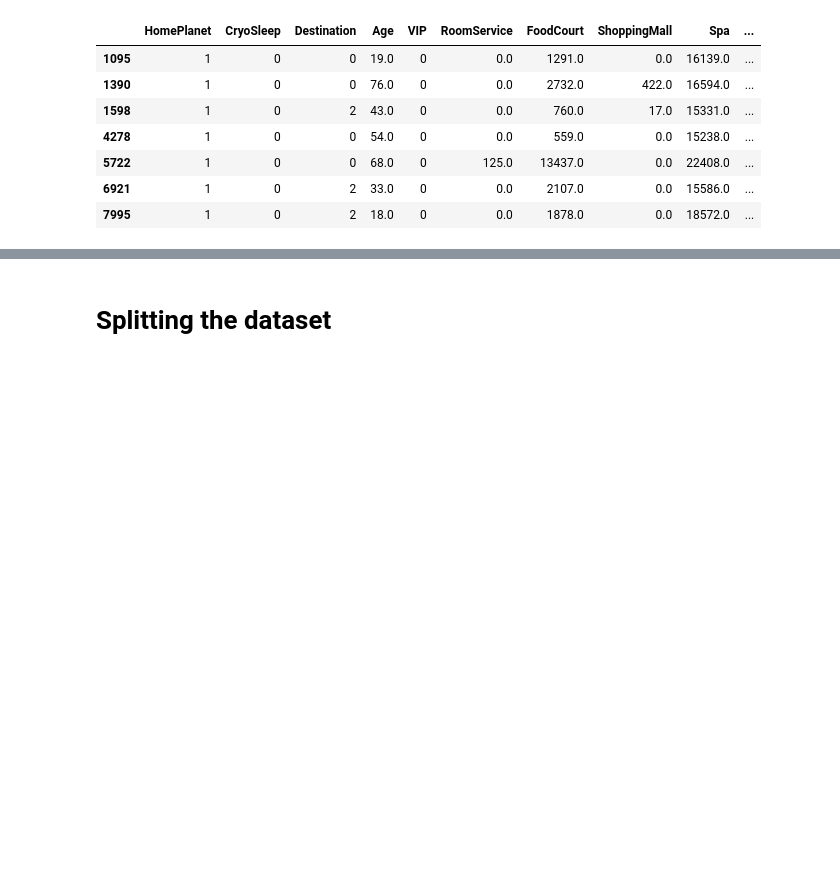
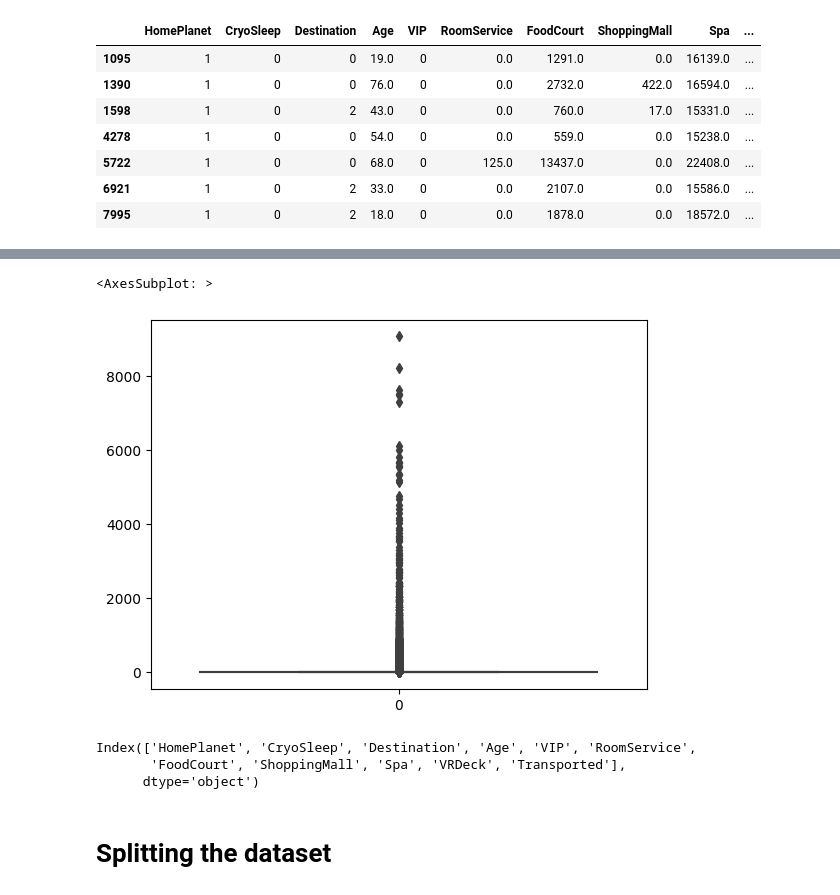
Before and after one commit to saptarshipal1/spaceship-titanic, a Jupyter notebook: data/spaceship-titanic_1.0.ipynb, the cells around one changed output, grey strips where cells are left out. Cells and saved outputs as stored; diff of their text form; code cells hidden in the pictures; blank space fills up the shorter version.

```diff
--- a/data/spaceship-titanic_1.0.ipynb
+++ b/data/spaceship-titanic_1.0.ipynb
@@ -171,3 +196,14 @@ df1.shape
+# %%
+sns.boxplot(df1['VRDeck'])
+# %% [output]
+<AxesSubplot: >
+[figure, added]
+# %%
+df1.columns
+# %% [output]
+Index(['HomePlanet', 'CryoSleep', 'Destination', 'Age', 'VIP', 'RoomService',
+       'FoodCourt', 'ShoppingMall', 'Spa', 'VRDeck', 'Transported'],
+      dtype='object')
 # %% [markdown]
 # Splitting the dataset
 # %%
```
Also changed, not shown: parts of 14 cells of this notebook, 1 other file.
